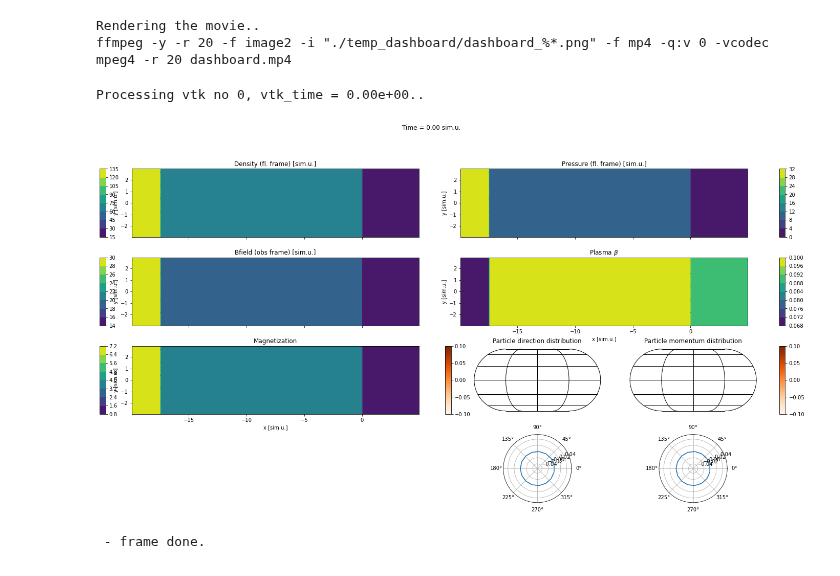
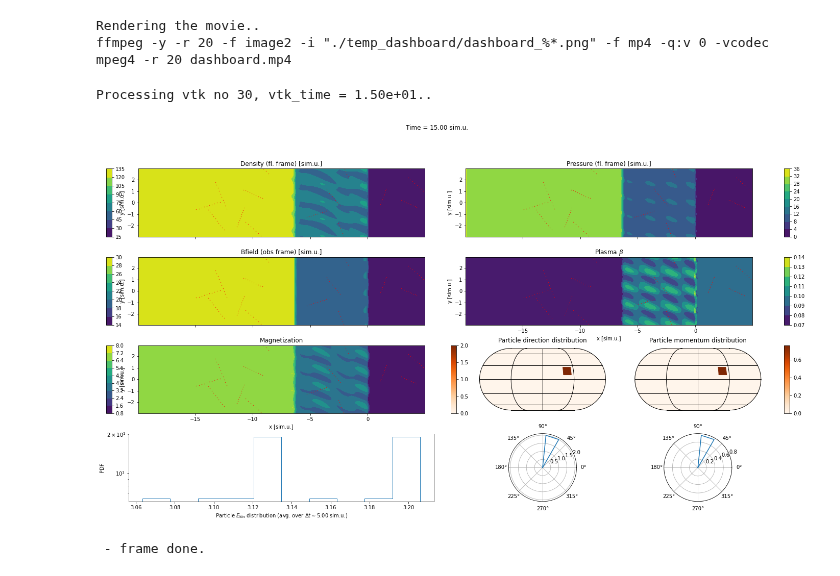
Before and after one commit to ppjanka/Corrugated_internal_shocks, a Jupyter notebook: vis/particle/plot_particles.ipynb, the cells around one changed output. Saved outputs shown, nothing was run; the diff lists cells and outputs as text; code cells hidden in the pictures.

```diff
--- a/vis/particle/plot_particles.ipynb
+++ b/vis/particle/plot_particles.ipynb
@@ -344,8 +392,8 @@ except Exception as e:
 Rendering the movie..
 ffmpeg -y -r 20 -f image2 -i "./temp_dashboard/dashboard_%*.png" -f mp4 -q:v 0 -vcodec mpeg4 -r 20 dashboard.mp4
 # %%
-particles = dashboard_frame(0, save=False)
+particles = dashboard_frame(30, save=False)
 # %% [output]
-Processing vtk no 0, vtk_time = 0.00e+00..
+Processing vtk no 30, vtk_time = 1.50e+01..
-[figure, old version]
+[figure, new version]
  - frame done.
```
Also changed, not shown: parts of 6 cells of this notebook, 6 other files.
